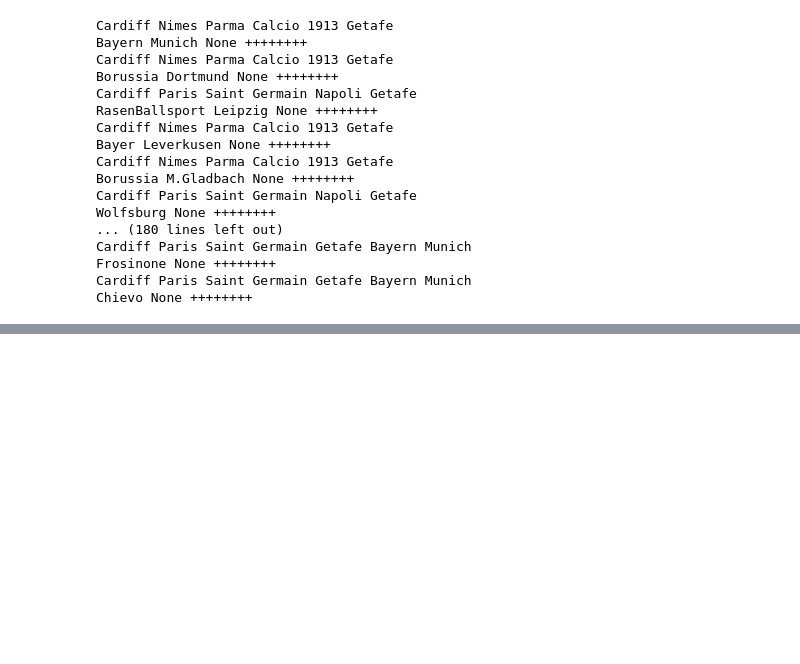
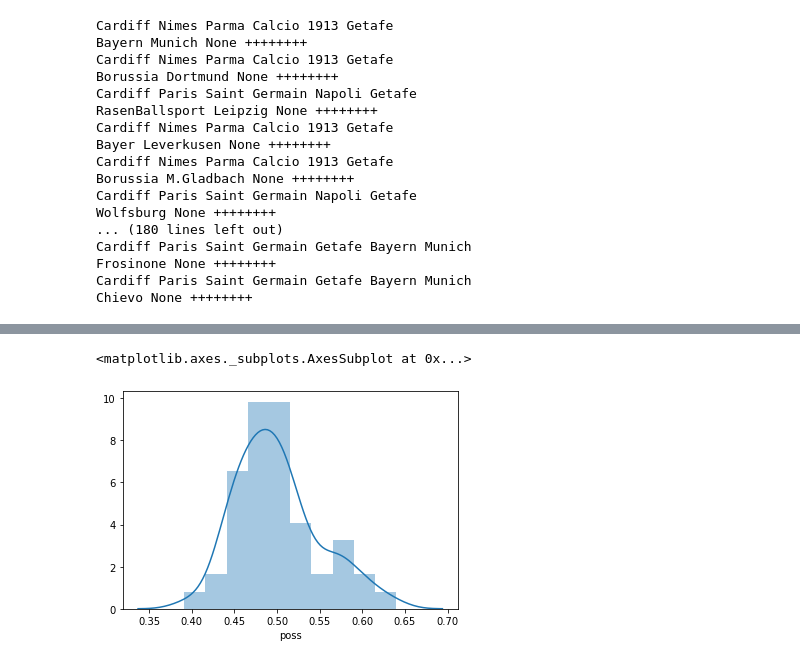
Before and after one commit to triolinho/final_project_repo, a Jupyter notebook: final_3.ipynb, the cells around one changed output, grey strips where cells are left out. Drawn from its saved outputs; the diff is of its cells as text; code cells hidden in the pictures; blank space fills up the shorter version.

```diff
--- a/final_3.ipynb
+++ b/final_3.ipynb
@@ -511,0 +494,5 @@ Name: Cardiff, dtype: int64
+# %%
+sns.distplot(df_stats_poss2['poss'], bins=10)
+# %% [output]
+<matplotlib.axes._subplots.AxesSubplot at 0x...>
+[figure, added]
```
Also changed, not shown: parts of 10 cells of this notebook, 6 other files.
